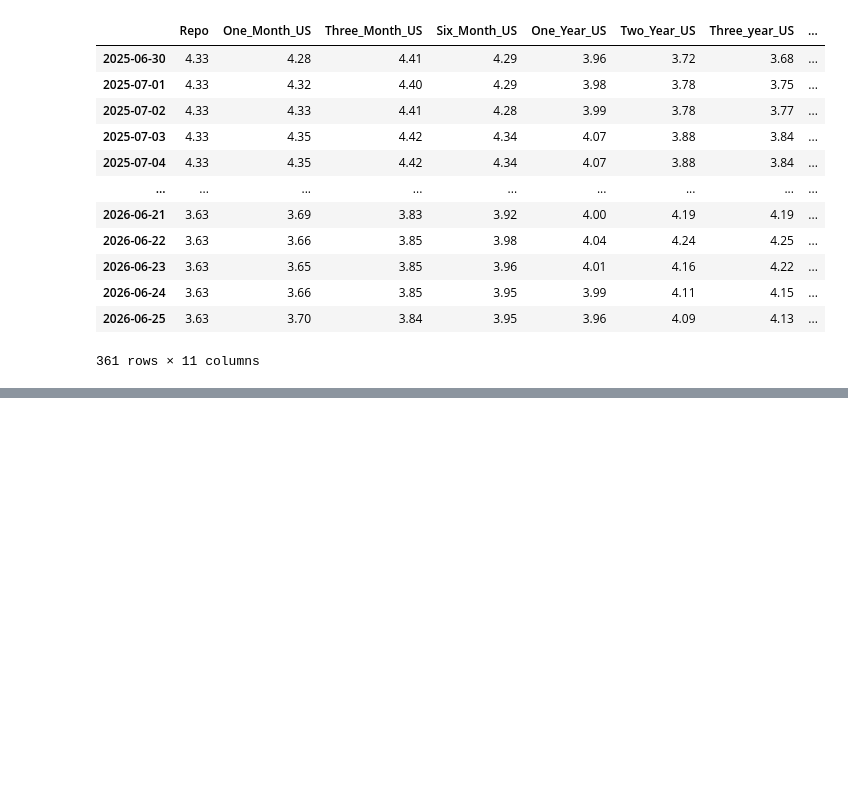
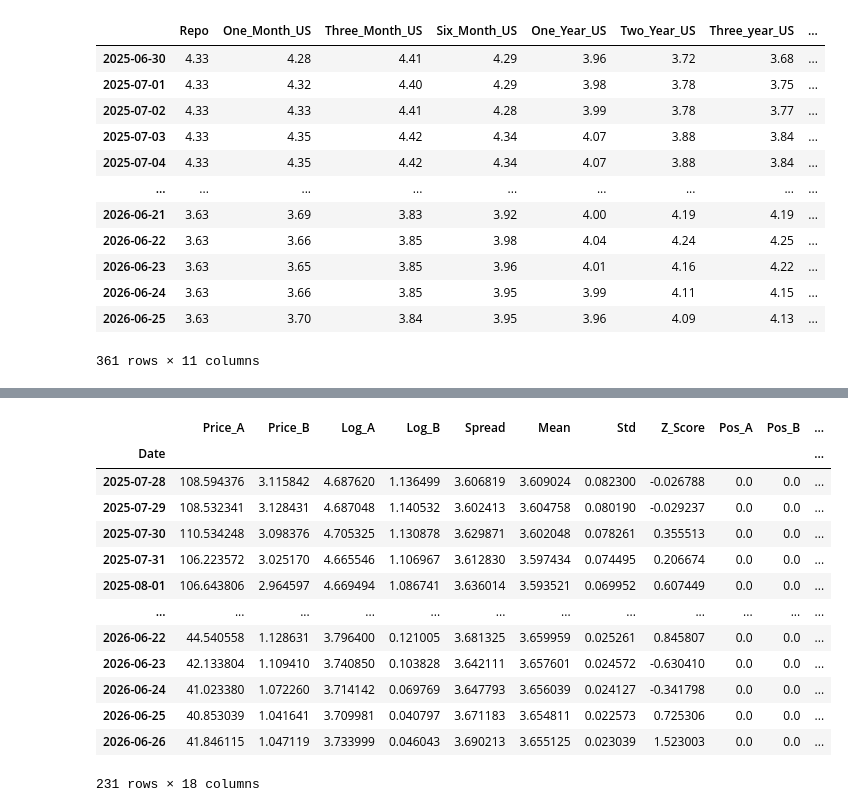
Before and after one commit to massey007/pairs_trading_algo, a Jupyter notebook: Notebooks/Pairs Trading (backtest).ipynb, the cells around one changed output, grey strips where cells are left out. Cells and saved outputs as stored; diff of their text form; code cells hidden in the pictures; blank space fills up the shorter version.

```diff
--- a/Notebooks/Pairs Trading (backtest).ipynb
+++ b/Notebooks/Pairs Trading (backtest).ipynb
@@ -84,0 +89,17 @@ The tickers with the highest correlation, and the ones used in the pairs-trading
+# %%
+data
+# %% [output]
+|  | Price_A | Price_B | Log_A | Log_B | Spread | Mean | Std | Z_Score | Pos_A | Pos_B | ... |
+| Date |  |  |  |  |  |  |  |  |  |  | ... |
+| 2025-07-28 | 108.594376 | 3.115842 | 4.687620 | 1.136499 | 3.606819 | 3.609024 | 0.082300 | -0.026788 | 0.0 | 0.0 | ... |
+| 2025-07-29 | 108.532341 | 3.128431 | 4.687048 | 1.140532 | 3.602413 | 3.604758 | 0.080190 | -0.029237 | 0.0 | 0.0 | ... |
+| 2025-07-30 | 110.534248 | 3.098376 | 4.705325 | 1.130878 | 3.629871 | 3.602048 | 0.078261 | 0.355513 | 0.0 | 0.0 | ... |
+| 2025-07-31 | 106.223572 | 3.025170 | 4.665546 | 1.106967 | 3.612830 | 3.597434 | 0.074495 | 0.206674 | 0.0 | 0.0 | ... |
+| 2025-08-01 | 106.643806 | 2.964597 | 4.669494 | 1.086741 | 3.636014 | 3.593521 | 0.069952 | 0.607449 | 0.0 | 0.0 | ... |
+| ... | ... | ... | ... | ... | ... | ... | ... | ... | ... | ... | ... |
+| 2026-06-22 | 44.540558 | 1.128631 | 3.796400 | 0.121005 | 3.681325 | 3.659959 | 0.025261 | 0.845807 | 0.0 | 0.0 | ... |
+| 2026-06-23 | 42.133804 | 1.109410 | 3.740850 | 0.103828 | 3.642111 | 3.657601 | 0.024572 | -0.630410 | 0.0 | 0.0 | ... |
+| 2026-06-24 | 41.023380 | 1.072260 | 3.714142 | 0.069769 | 3.647793 | 3.656039 | 0.024127 | -0.341798 | 0.0 | 0.0 | ... |
+| 2026-06-25 | 40.853039 | 1.041641 | 3.709981 | 0.040797 | 3.671183 | 3.654811 | 0.022573 | 0.725306 | 0.0 | 0.0 | ... |
+| 2026-06-26 | 41.846115 | 1.047119 | 3.733999 | 0.046043 | 3.690213 | 3.655125 | 0.023039 | 1.523003 | 0.0 | 0.0 | ... |
+231 rows × 18 columns
```
Also changed, not shown: parts of 7 cells of this notebook, 2 other files.
